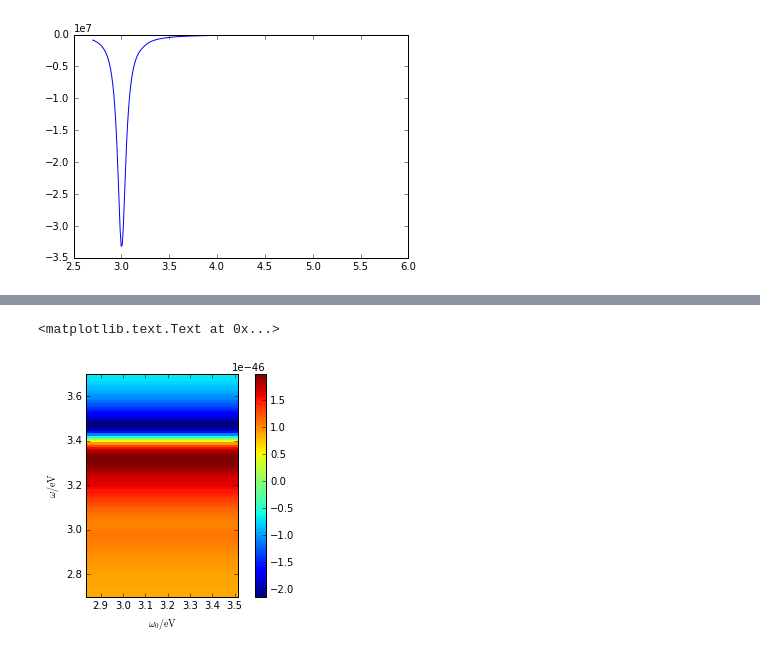
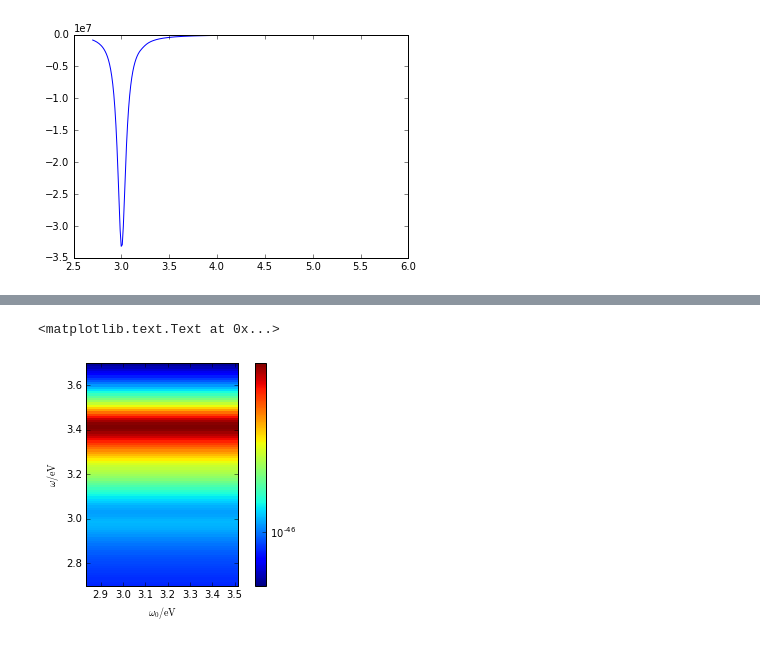
Before and after one commit to texnokrates/qpms-ipynotebooks, a Jupyter notebook: Scattering-Taylor.ipynb, the cells around one changed output, grey strips where cells are left out. Cells and saved outputs as stored; diff of their text form; code cells hidden in the pictures.

```diff
--- a/Scattering-Taylor.ipynb
+++ b/Scattering-Taylor.ipynb
@@ -1080,7 +1080,7 @@ r1 = np.array([[8e-9,0,0]])#,[8e-9,0,1e-9],[8e-9,1e-9,1e-9]] ) # atom position 8
 γ_p = 0.1*eV/ℏ
 ε_b = 2.13
 γ_QE = 0.015*eV/ℏ # Original Delga: 15 meV. Makes the peak too sharp.
-μ = np.array([[0.19e-9*e,0,0],[0.19e-9*e,0,0],[0.19e-9*e,0,0],])
+μ = np.array([[0.19e-9*e,0,0],])#[0.19e-9*e,0,0],[0.19e-9*e,0,0],])
 
 npart = r1.shape[0]
 
@@ -1094,20 +1094,22 @@ Klist = np.empty(shape=(ωlist.shape[0],ω_0list.shape[0],3,3),dtype=np.complex_
 Kselflist = np.empty(shape=(ωlist.shape[0],ω_0list.shape[0],3,3),dtype=np.complex_)
 mKmlist = np.empty(shape=(ωlist.shape[0],ω_0list.shape[0],npart,npart,), dtype=np.complex_)
 Km_destlist = np.empty(shape=(ωlist.shape[0],ω_0list.shape[0],npart,3), dtype=np.complex_)
-
+G_sourcelist = np.empty(shape=(ωlist.shape[0],ω_0list.shape[0],npart,3), dtype=np.complex_)
+Vlist = np.empty(shape=(ωlist.shape[0],ω_0list.shape[0]),dtype=np.complex_)
 for i in range(ω_0list.shape[0]):
     ω_0 = ω_0list[i]
     Ω = ω_0+1j*γ_QE
     for j in range(ωlist.shape[0]):
         ω = ωlist[j]
-        V = -(ω*ω/(c*c*ε_0*ℏ))*2*Ω.real/(ω*ω-2j*ω*Ω.imag + abs(Ω)**2)
+        V = -(ω*ω/(c*c*ε_0*ℏ))*2*Ω.real/(ω*ω-2j*ω*Ω.imag - abs(Ω)**2)
+        Vlist[j,i]=V
 
         ε_m = ε_drude(ε_inf, ω_p, γ_p, ω)
         k = ω/c
         k_out = math.sqrt(ε_b)*k
         k_in = cmath.sqrt(ε_m)*k
         RH, RV, TH, TV = mie_coefficients(a, nmax, k_i=k_in, k_e=k_out, μ_i=1, μ_e=1, J_ext=1, J_scat=3)
-        G_Mie_scat_precalc_cart_new(source_cart, dest_cart, RH, RV, a, nmax, k_i=k_in, k_e=k_out, μ_i=1, μ_e=1, J_ext=1, J_scat=3)
+        #G_Mie_scat_precalc_cart_new(source_cart, dest_cart, RH, RV, a, nmax, k_i=k_in, k_e=k_out, μ_i=1, μ_e=1, J_ext=1, J_scat=3)
         #print ("ε_m",ε_m)
         mKm = np.empty((npart, npart),dtype=np.complex_) # source-dest order
         Km_dest = np.empty((npart,3),dtype=np.complex_)
@@ -1125,6 +1127,7 @@ for i in range(ω_0list.shape[0]):
                                                , μ[m])
                                      )
                 else:
+                    #print("To ne!")
                     mKm[n,m] = np.dot(μ[n], np.dot(G_Mie_scat_precalc_cart_new(r1[n], r1[m],
                                                 RH, RV, a, nmax, k_i=k_in, k_e=k_out, μ_i=1, μ_e=1, J_ext=1, J_scat=3)
                                                + G0_dip_1(r1[m]-r1[n],k_out)
@@ -1135,18 +1138,21 @@ for i in range(ω_0list.shape[0]):
                 if(m==n):
                     M[n,m] = 1
                 else:
+                    #print("To ne!")
                     M[n,m] = -mKm[n,m]*Tself[n]
         M_inv = np.linalg.inv(M)
         # NB still source dest order. The dipole moments are already included
         # in mKm, Km_dest, so no need to have them here:
         T = Tself[ň,:]*M_inv[:,:]
         # Delga supplement, eq.(23): Here we have no free radiation in the initial state.
+        # FIXME PROBLÉM TU???
         G_source_n = Km_dest + np.dot(mKm,np.dot(T,Km_dest))
         #print(G_source_n.shape)
         #K     = G_Mie_scat_cart(source_cart=r1, dest_cart=R,  a=a, nmax=nmax, k_i=k_in, k_e=k_out)+G0_dip_1(R-r1,k_out)
         #Klist[j,i]=K
         mKmlist[j,i]=mKm
         Km_destlist[j,i]=Km_dest
+        G_sourcelist[j,i]=G_source_n
         #Kself = G_Mie_scat_cart(source_cart=r1, dest_cart=r1, a=a, nmax=nmax, k_i=k_in, k_e=k_out)
         #Kselflist[j,i]=Kself
         # Single QE contribution, eq. (29):
@@ -1171,11 +1222,11 @@ plt.ylabel('$\omega/\mathrm{eV}$')
 # %%
 %matplotlib inline
-plt.imshow(mKmlist[:,:,0,0].real, extent=(ω_0list.min()*ℏ/eV, ω_0list.max()*ℏ/eV, ωlist.min()*ℏ/eV, ωlist.max()*ℏ/eV),
-           interpolation='nearest', #norm=LogNorm(),
+plt.imshow(abs(mKmlist[:,:,0,0]), extent=(ω_0list.min()*ℏ/eV, ω_0list.max()*ℏ/eV, ωlist.min()*ℏ/eV, ωlist.max()*ℏ/eV),
+           interpolation='nearest', norm=LogNorm(),
            origin='lower', cmap=cm.jet)
 plt.colorbar()
 plt.xlabel('$\omega_0/\mathrm{eV}$')
 plt.ylabel('$\omega/\mathrm{eV}$')
 # %% [output]
 <matplotlib.text.Text at 0x...>
-[figure, old version]
+[figure, new version]
```
Also changed, not shown: parts of 16 cells of this notebook.
